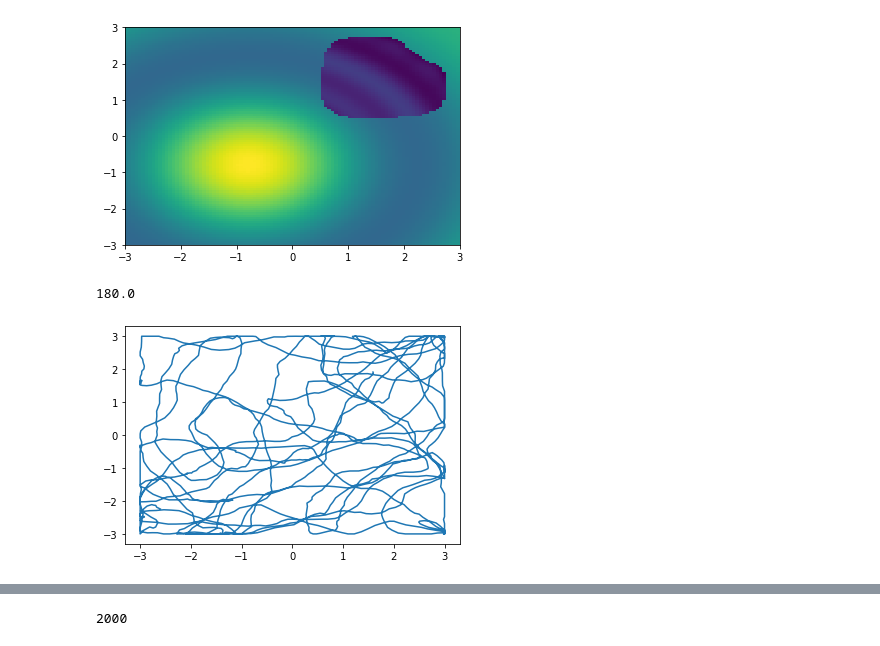
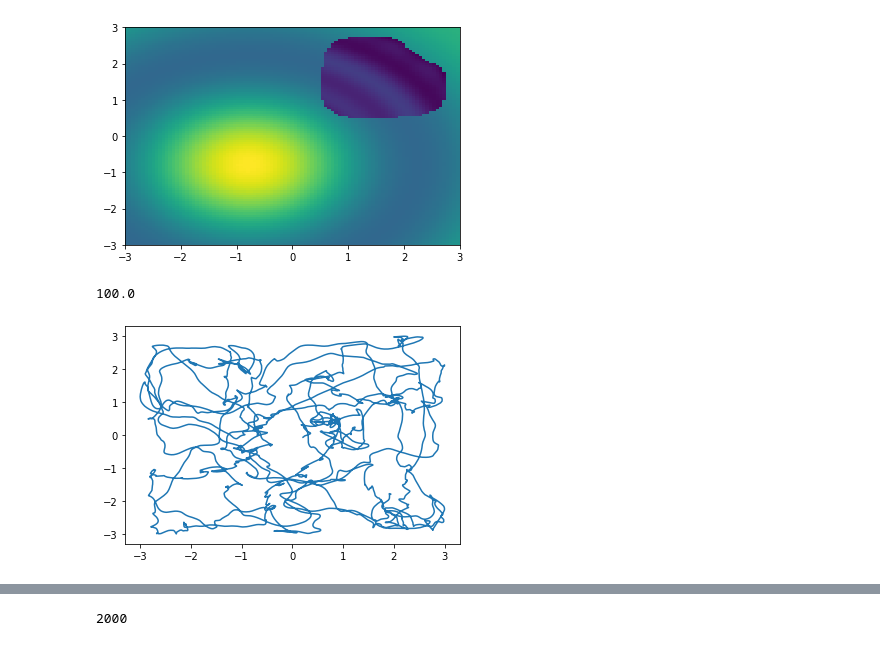
Before and after one commit to ctn-waterloo/ssp-bayesopt, a Jupyter notebook: notebooks/Nonstationary Kernels with SSPs in nengo.ipynb, the cells around one changed output, grey strips where cells are left out. Cells and saved outputs as stored; diff of their text form; code cells hidden in the pictures.

```diff
--- a/notebooks/Nonstationary Kernels with SSPs in nengo.ipynb
+++ b/notebooks/Nonstationary Kernels with SSPs in nengo.ipynb
@@ -121,23 +121,27 @@ similarity_plot_v2(ssp_space,S_ex)
 [figure]
 [figure]
 # %%
+import scipy.io
+dat = scipy.io.loadmat('11084-03020501_t2c1.mat')
 
-onlinedata = np.load('multiple_sources_data_array.npy',allow_pickle=True)
-path = onlinedata[0][:,:2]
+path = np.hstack([dat['x1'], dat['y1']])/5
+path = path[np.all(np.isfinite(path),axis=1),:]
+path = path[:10000,:]
+
 shift_fun = lambda x, new_min, new_max: (new_max - new_min)*(x - np.min(x))/(np.max(x) - np.min(x))  + new_min
 path[:,0] = shift_fun(path[:,0], -3,3)
 path[:,1] = shift_fun(path[:,1], -3,3)
 
-dt = 0.1
+dt = 0.01
 timesteps = np.arange(0,dt*path.shape[0] + dt,dt)
 T = timesteps[-1]
 
 plt.figure()
 plt.plot(path[:,0],path[:,1])
 print(T)
 # %% [output]
-180.0
+100.0
-[figure, old version]
+[figure, new version]
 # %%
 def sample_grid_encoders(ssp_space, n):
     sample_pts = ssp_space.get_sample_points(n,method='sobol')
```
Also changed, not shown: parts of 11 cells of this notebook, 5 other files.
